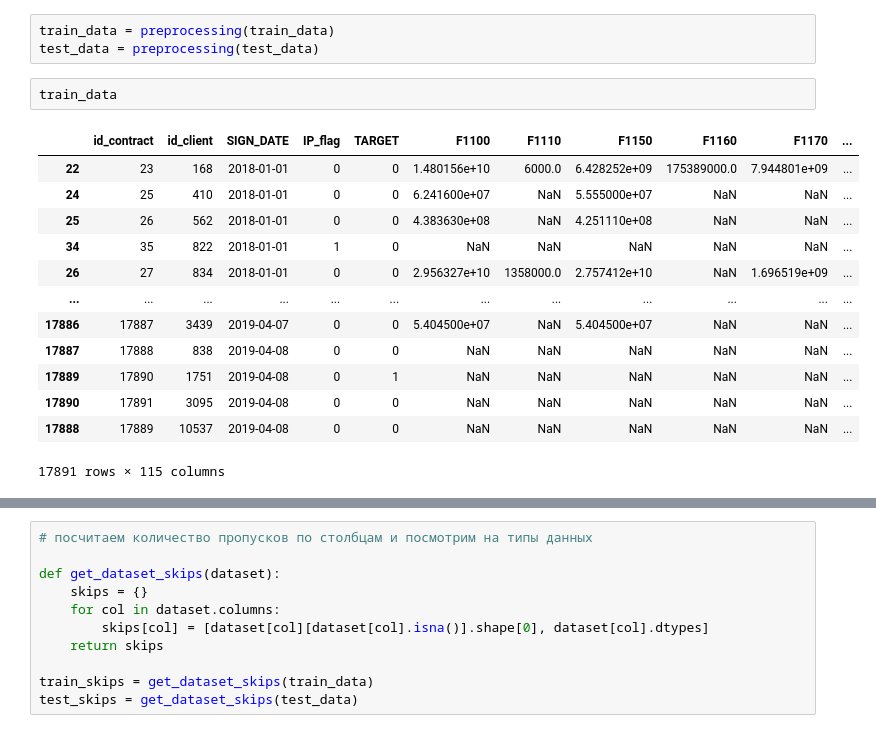
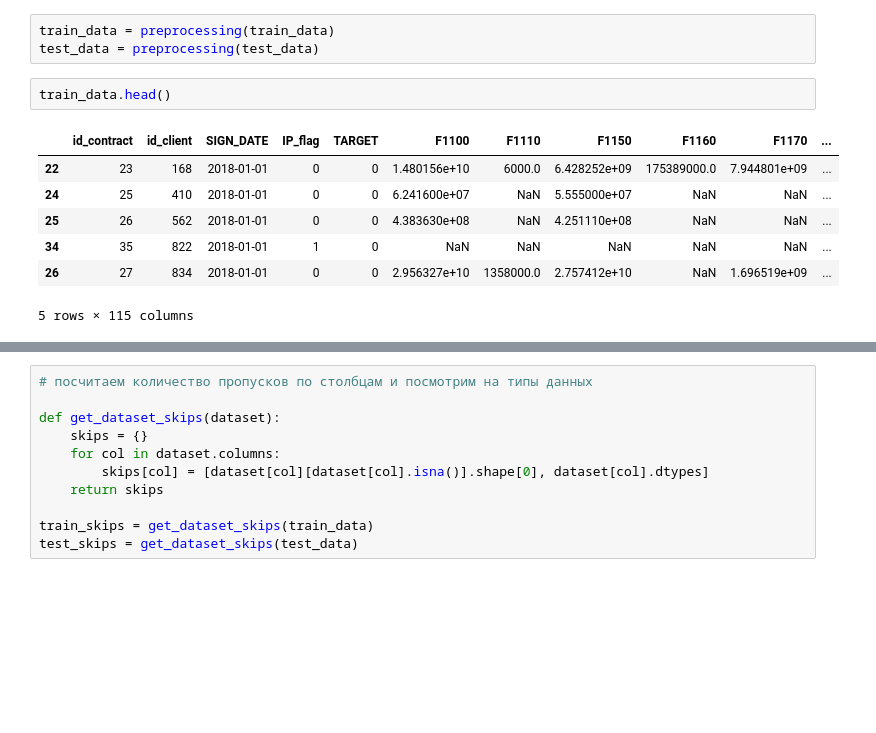
Before and after one commit to FED32/MKB_hackaton, a Jupyter notebook: Hackaton_mkb/notebooks/mkb.ipynb, the cells around one changed output, grey strips where cells are left out. Drawn from its saved outputs; the diff is of its cells as text; blank space fills up the shorter version.

```diff
--- a/Hackaton_mkb/notebooks/mkb.ipynb
+++ b/Hackaton_mkb/notebooks/mkb.ipynb
@@ -329,19 +329,13 @@ def preprocessing(data):
 train_data = preprocessing(train_data)
 test_data = preprocessing(test_data)
 # %%
-train_data
+train_data.head()
 # %% [output]
 |  | id_contract | id_client | SIGN_DATE | IP_flag | TARGET | F1100 | F1110 | F1150 | F1160 | F1170 | ... |
 | 22 | 23 | 168 | 2018-01-01 | 0 | 0 | 1.480156e+10 | 6000.0 | 6.428252e+09 | 175389000.0 | 7.944801e+09 | ... |
 | 24 | 25 | 410 | 2018-01-01 | 0 | 0 | 6.241600e+07 | NaN | 5.555000e+07 | NaN | NaN | ... |
 | 25 | 26 | 562 | 2018-01-01 | 0 | 0 | 4.383630e+08 | NaN | 4.251110e+08 | NaN | NaN | ... |
 | 34 | 35 | 822 | 2018-01-01 | 1 | 0 | NaN | NaN | NaN | NaN | NaN | ... |
 | 26 | 27 | 834 | 2018-01-01 | 0 | 0 | 2.956327e+10 | 1358000.0 | 2.757412e+10 | NaN | 1.696519e+09 | ... |
-| ... | ... | ... | ... | ... | ... | ... | ... | ... | ... | ... | ... |
-| 17886 | 17887 | 3439 | 2019-04-07 | 0 | 0 | 5.404500e+07 | NaN | 5.404500e+07 | NaN | NaN | ... |
-| 17887 | 17888 | 838 | 2019-04-08 | 0 | 0 | NaN | NaN | NaN | NaN | NaN | ... |
-| 17889 | 17890 | 1751 | 2019-04-08 | 0 | 1 | NaN | NaN | NaN | NaN | NaN | ... |
-| 17890 | 17891 | 3095 | 2019-04-08 | 0 | 0 | NaN | NaN | NaN | NaN | NaN | ... |
-| 17888 | 17889 | 10537 | 2019-04-08 | 0 | 0 | NaN | NaN | NaN | NaN | NaN | ... |
-17891 rows × 115 columns
+5 rows × 115 columns
 # %%
```
Also changed, not shown: parts of 14 cells of this notebook.
